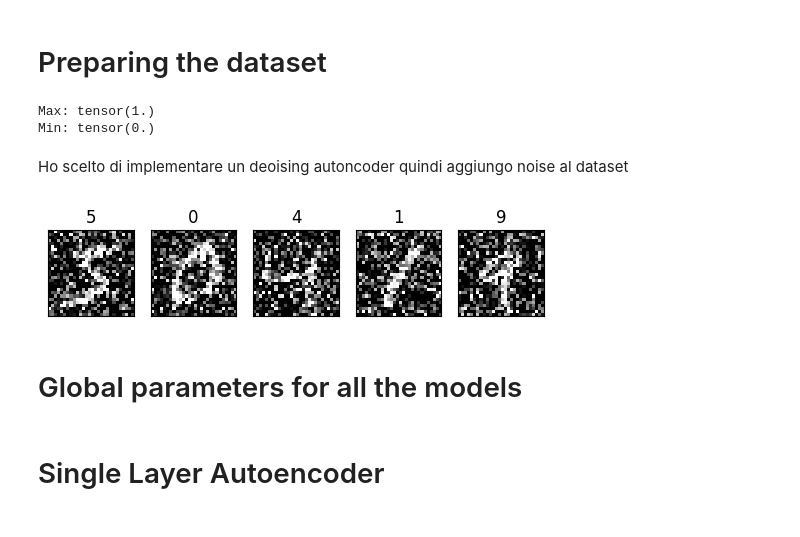
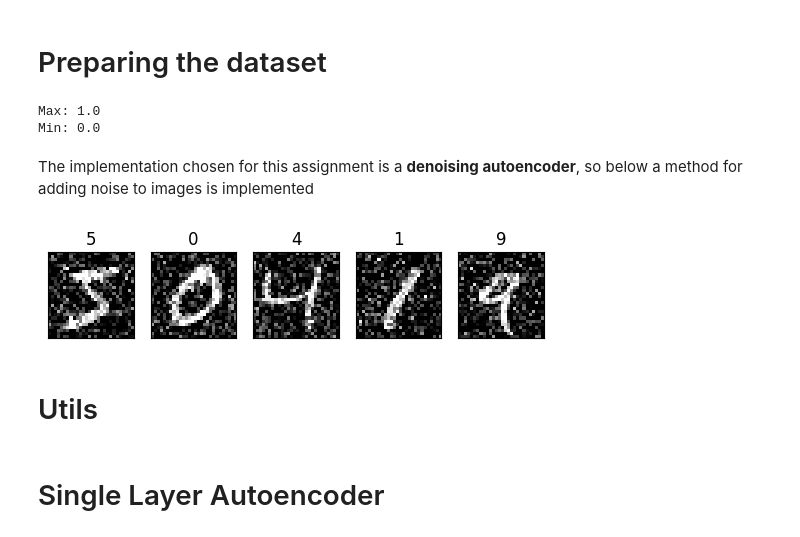
Before and after one commit to Sopralapanca/Pattern-Recognition, a Jupyter notebook: ASSIGNMENT_1_GIACOMO_CARFI_AUTOENCODER.ipynb, the cells around one changed output. Saved outputs shown, nothing was run; the diff lists cells and outputs as text; code cells hidden in the pictures.

```diff
--- a/ASSIGNMENT_1_GIACOMO_CARFI_AUTOENCODER.ipynb
+++ b/ASSIGNMENT_1_GIACOMO_CARFI_AUTOENCODER.ipynb
@@ -73,13 +71,13 @@ X_test = X_test.view(-1, 784)
 # scaling the dataset
 X_train = torch.Tensor(minmaxscaler.fit_transform(X_train))
 X_test = torch.Tensor(minmaxscaler.transform(X_test))
-print("Max:", torch.max(X_train))
-print("Min:", torch.min(X_train))
+print("Max:", torch.max(X_train).item())
+print("Min:", torch.min(X_train).item())
 # %% [output]
-Max: tensor(1.)
-Min: tensor(0.)
+Max: 1.0
+Min: 0.0
-# %% [markdown]
-Ho scelto di implementare un deoising autoncoder quindi aggiungo noise al dataset
+# %% [markdown]
+The implementation chosen for this assignment is a **denoising autoencoder**, so below a method for adding noise to images is implemented
 # %%
 # add noise to the images
 def add_noise(X, mean=0, std=1):
@@ -88,17 +86,17 @@ def add_noise(X, mean=0, std=1):
   noisy_imgs = np.clip(noisy_imgs, 0., 1.)
   return noisy_imgs
 # %%
-noise_std = 0.5
-X_train_noisy = add_noise(X_train, 0, noise_std)
+noise_std = 0.3
+X_train_noisy = add_noise(X_train[:5], 0, noise_std)
 plot_example(X_train_noisy, y_train)
 # %% [output]
-[figure, old version]
+[figure, new version]
 # %%
 # prepare data loaders
 train_loader = torch.utils.data.DataLoader(X_train, batch_size=20, shuffle=True)
 test_loader = torch.utils.data.DataLoader(X_test, batch_size=20)
-# %% [markdown]
-# Global parameters for all the models
+# %% [markdown]
+# Utils
 # %%
 import torch.nn as nn
 import torch.nn.functional as F
```
Also changed, not shown: parts of 14 cells of this notebook.
